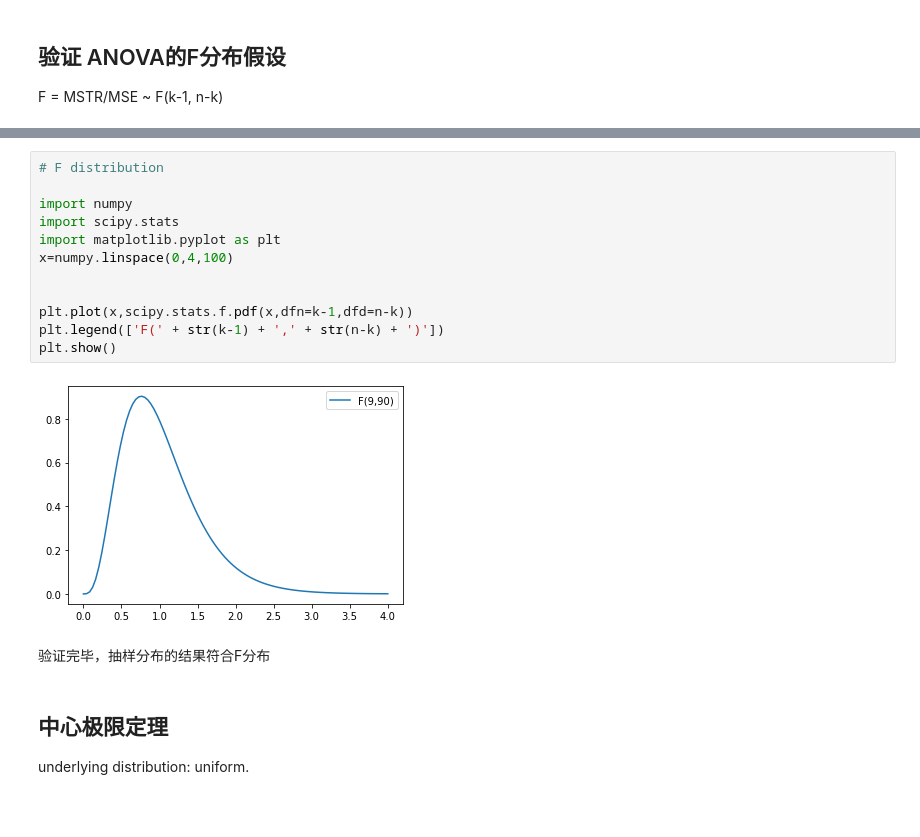
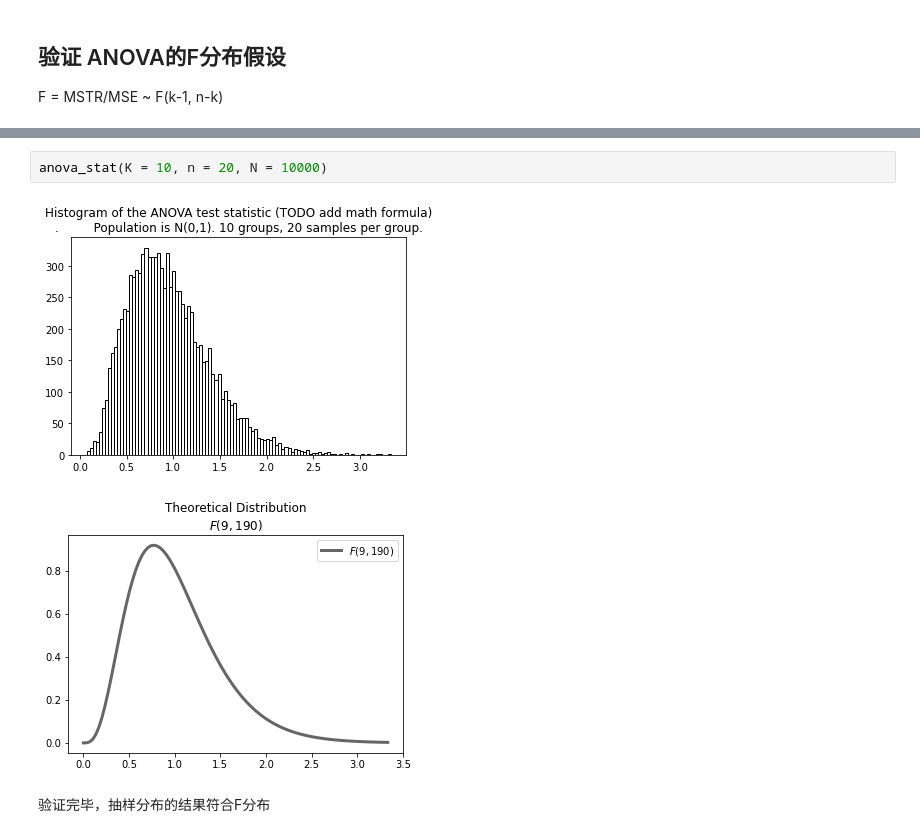
Before and after one commit to zhangys11/mc, a Jupyter notebook: demo.ipynb, the cells around one changed output, grey strips where cells are left out. Drawn from its saved outputs; the diff is of its cells as text; blank space fills up the shorter version.

```diff
--- a/demo.ipynb
+++ b/demo.ipynb
@@ -284,20 +203,7 @@ plt.show()
-# %%
-# F distribution
-
-import numpy
-import scipy.stats
-import matplotlib.pyplot as plt
-x=numpy.linspace(0,4,100)
-
-
-plt.plot(x,scipy.stats.f.pdf(x,dfn=k-1,dfd=n-k))
-plt.legend(['F(' + str(k-1) + ',' + str(n-k) + ')'])
-plt.show()
-# %% [output]
-[figure, removed]
+# %%
+anova_stat(K = 10, n = 20, N = 10000)
+# %% [output]
+[figure, added]
+[figure, added]
 # %% [markdown]
 验证完毕，抽样分布的结果符合F分布
-# %% [markdown]
-## 中心极限定理
-
-underlying distribution: uniform.
```
Also changed, not shown: parts of 52 cells of this notebook, 4 other files.
